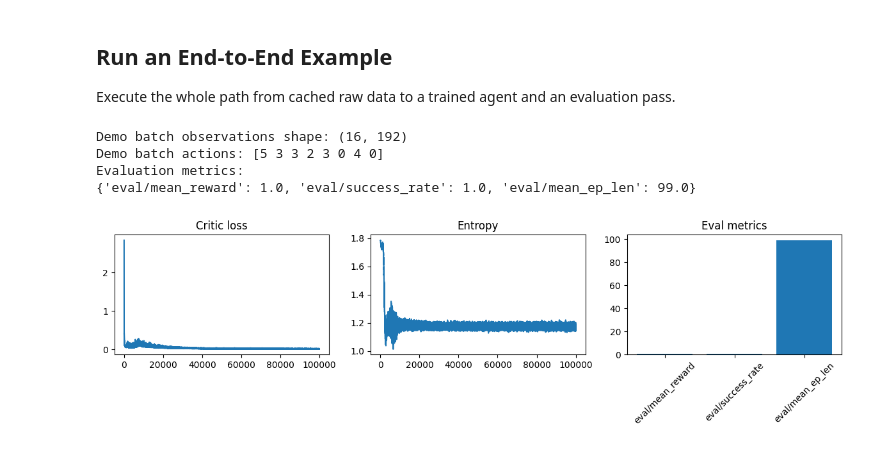
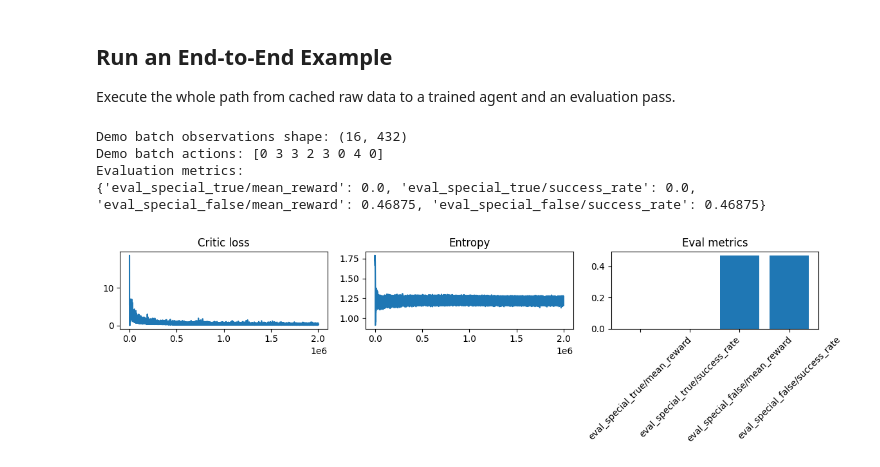
Before and after one commit to wladekpal/golden-standard, a Jupyter notebook: notebooks/fast_data_pipeline.ipynb, the cells around one changed output. Drawn from its saved outputs; the diff is of its cells as text; code cells hidden in the pictures.

Commit message:
exp: gciql results (need a faster way to compute optimal Q)

```diff
--- a/notebooks/fast_data_pipeline.ipynb
+++ b/notebooks/fast_data_pipeline.ipynb
@@ -44,13 +44,14 @@ from train import collect_data
 
 Set the dataset path, output directory, random seed, and runtime settings up front so the notebook is deterministic and easy to rerun.
 # %%
-DATASET_PATH = REPO_ROOT / "data" / "expert_default_4x4_2boxes_10000traj_parallel512_fixed100.npy"
+DATASET_PATH = REPO_ROOT / "data" / "expert_default_6x6_3boxes_10000traj_parallel512_fixed100.npy"
 OUTPUT_DIR = REPO_ROOT / "runs" / "fast_offline_dqn_pipeline"
 OUTPUT_DIR.mkdir(parents=True, exist_ok=True)
 
 SEED = 0
 BATCH_SIZE = 512
-NUM_UPDATES = 100_000
+NUM_UPDATES = 2_000_000
+NUM_EVAL_CHECKPOINTS = 20
 LOG_EVERY = 100
 EVAL_EVERY = 500
 NUM_EVAL_ENVS = 32
@@ -60,6 +61,11 @@ DISCOUNT = 0.99
 VALUE_P_CURGOAL = 0.2
 VALUE_P_TRAJGOAL = 0.5
 VALUE_P_RANDOMGOAL = 0.3
+GRID_SIZE = 6
+NUM_BOXES = 3
+EP_LEN = 100
+QUARTER_SIZE = 3
+AGENT_NAME = "gciql_search"
 
 np.random.seed(SEED)
 rng = np.random.default_rng(SEED)
@@ -490,0 +602,31 @@ Updates/sec: 2839.5
+# %%
+train_log_df = pd.DataFrame(train_logs)
+train_log_df.insert(0, "step", np.arange(1, len(train_log_df) + 1))
+
+print("Training logs (tail):")
+display(train_log_df.tail(10))
+
+print("Eval success-rate trajectory:")
+display(eval_log_df)
+
+fig, ax = plt.subplots(figsize=(8, 4.5))
+ax.plot(
+    eval_log_df["step"],
+    eval_log_df["eval_special_true/success_rate"],
+    marker="o",
+    label="eval_special_true/success_rate",
+)
+ax.plot(
+    eval_log_df["step"],
+    eval_log_df["eval_special_false/success_rate"],
+    marker="o",
+    label="eval_special_false/success_rate",
+)
+ax.set_title("Success rate across training checkpoints")
+ax.set_xlabel("Training update step")
+ax.set_ylabel("Success rate")
+ax.set_ylim(0.0, 1.05)
+ax.grid(alpha=0.3)
+ax.legend()
+plt.tight_layout()
+plt.show()
@@ -526,41 +700,40 @@ Metadata keys: ['batch_size', 'dataset_path', 'discount', 'input_representation'
 
 Execute the whole path from cached raw data to a trained agent and an evaluation pass.
 # %%
-
 demo_batch = sample_batch_jax(
     jax.random.PRNGKey(SEED + 123),
     cache_jax,
     16,
     INPUT_REPRESENTATION,
     USE_TARGETS,
     value_p_curgoal=VALUE_P_CURGOAL,
     value_p_trajgoal=VALUE_P_TRAJGOAL,
     value_p_randomgoal=VALUE_P_RANDOMGOAL,
     discount=DISCOUNT,
 )
 
-metrics = evaluate_policy(final_agent, jax.random.PRNGKey(SEED + 456))
+metrics = evaluate_policy_both(final_agent, jax.random.PRNGKey(SEED + 456))
 print("Demo batch observations shape:", demo_batch["observations"].shape)
 print("Demo batch actions:", np.asarray(demo_batch["actions"])[:8])
 print("Evaluation metrics:")
 print(metrics)
 
 fig, axes = plt.subplots(1, 3, figsize=(12, 3.5))
 axes[0].plot(train_log_df["step"], train_log_df.get("critic/critic_loss", train_log_df.iloc[:, 1]))
 axes[0].set_title("Critic loss")
 axes[1].plot(train_log_df["step"], train_log_df.get("critic/entropy", train_log_df.iloc[:, 1]))
 axes[1].set_title("Entropy")
 axes[2].bar(list(metrics.keys()), list(metrics.values()))
 axes[2].set_title("Eval metrics")
 axes[2].tick_params(axis="x", rotation=45)
 plt.tight_layout()
 plt.show()
 # %% [output]
-Demo batch observations shape: (16, 192)
-Demo batch actions: [5 3 3 2 3 0 4 0]
+Demo batch observations shape: (16, 432)
+Demo batch actions: [0 3 3 2 3 0 4 0]
 Evaluation metrics:
-{'eval/mean_reward': 1.0, 'eval/success_rate': 1.0, 'eval/mean_ep_len': 99.0}
+{'eval_special_true/mean_reward': 0.0, 'eval_special_true/success_rate': 0.0, 'eval_special_false/mean_reward': 0.46875, 'eval_special_false/success_rate': 0.46875}
-[figure, old version]
+[figure, new version]
 # %%
 from IPython.display import Image, display
 import matplotlib.animation as animation
```
Also changed, not shown: parts of 12 cells of this notebook.
